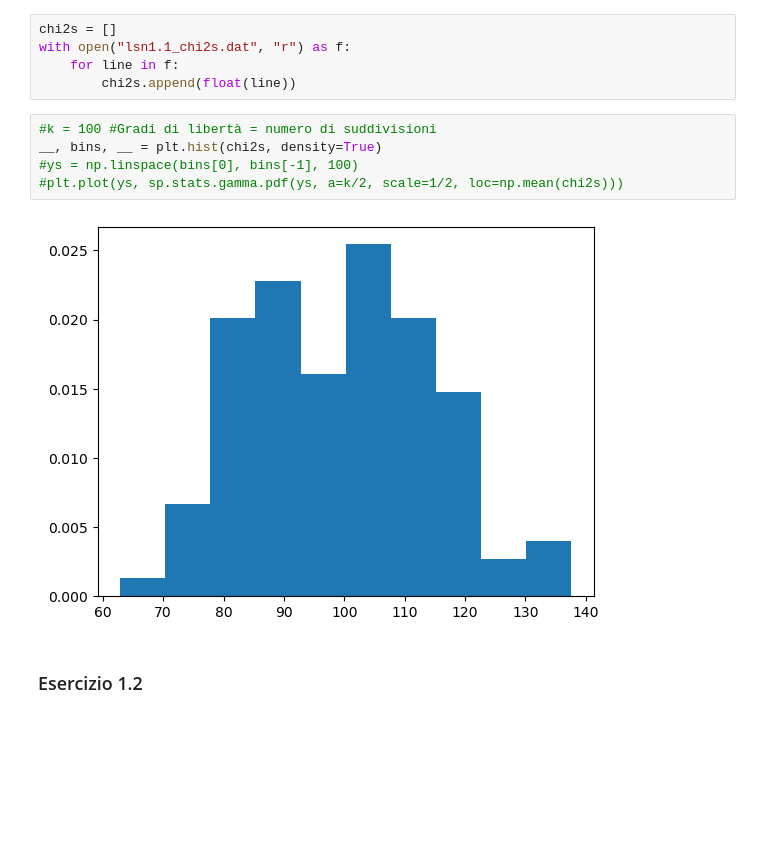
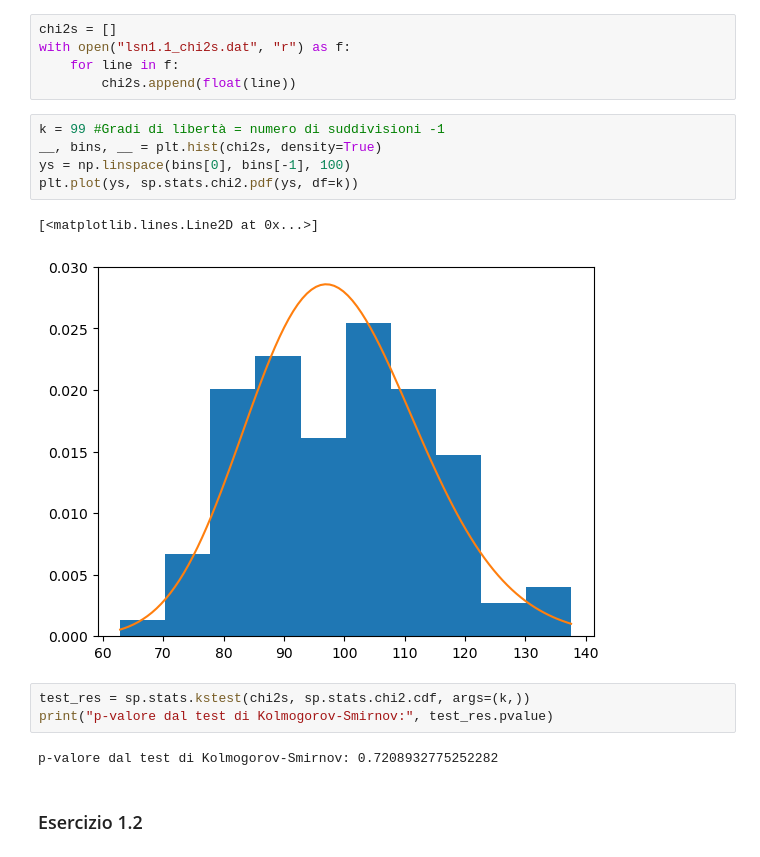
Before and after one commit to eliasteve/labsimnumerica, a Jupyter notebook: LSN_01/LSN_01.ipynb, the cells around one changed output. Saved outputs shown, nothing was run; the diff lists cells and outputs as text; blank space fills up the shorter version.

Commit message:
Added KS test for che chi^2s

```diff
--- a/LSN_01/LSN_01.ipynb
+++ b/LSN_01/LSN_01.ipynb
@@ -43,12 +43,18 @@ with open("lsn1.1_chi2s.dat", "r") as f:
     for line in f:
         chi2s.append(float(line))
 # %%
-#k = 100 #Gradi di libertà = numero di suddivisioni
+k = 99 #Gradi di libertà = numero di suddivisioni -1
 __, bins, __ = plt.hist(chi2s, density=True)
-#ys = np.linspace(bins[0], bins[-1], 100)
-#plt.plot(ys, sp.stats.gamma.pdf(ys, a=k/2, scale=1/2, loc=np.mean(chi2s)))
+ys = np.linspace(bins[0], bins[-1], 100)
+plt.plot(ys, sp.stats.chi2.pdf(ys, df=k))
 # %% [output]
+[<matplotlib.lines.Line2D at 0x...>]
-[figure, old version]
+[figure, new version]
+# %%
+test_res = sp.stats.kstest(chi2s, sp.stats.chi2.cdf, args=(k,))
+print("p-valore dal test di Kolmogorov-Smirnov:", test_res.pvalue)
+# %% [output]
+p-valore dal test di Kolmogorov-Smirnov: 0.7208932775252282
 # %% [markdown]
 ### Esercizio 1.2
 # %%
```
